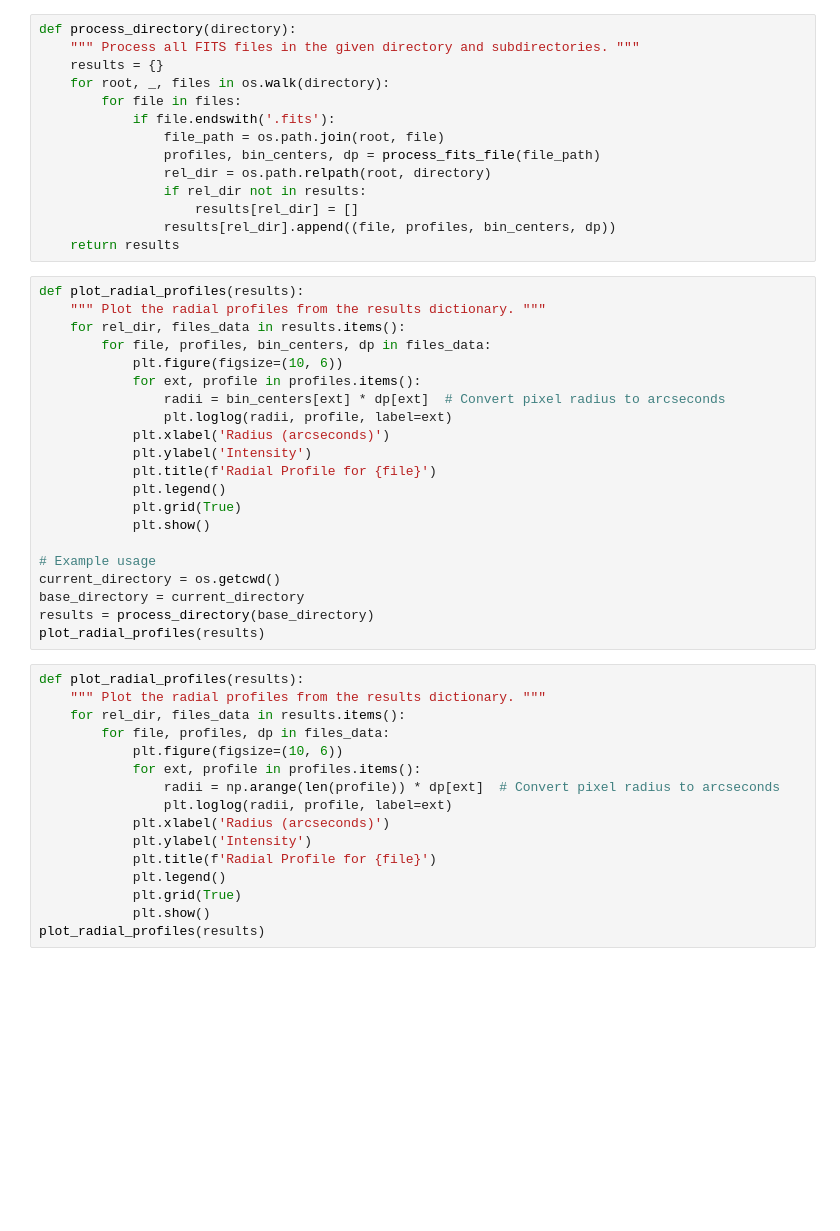
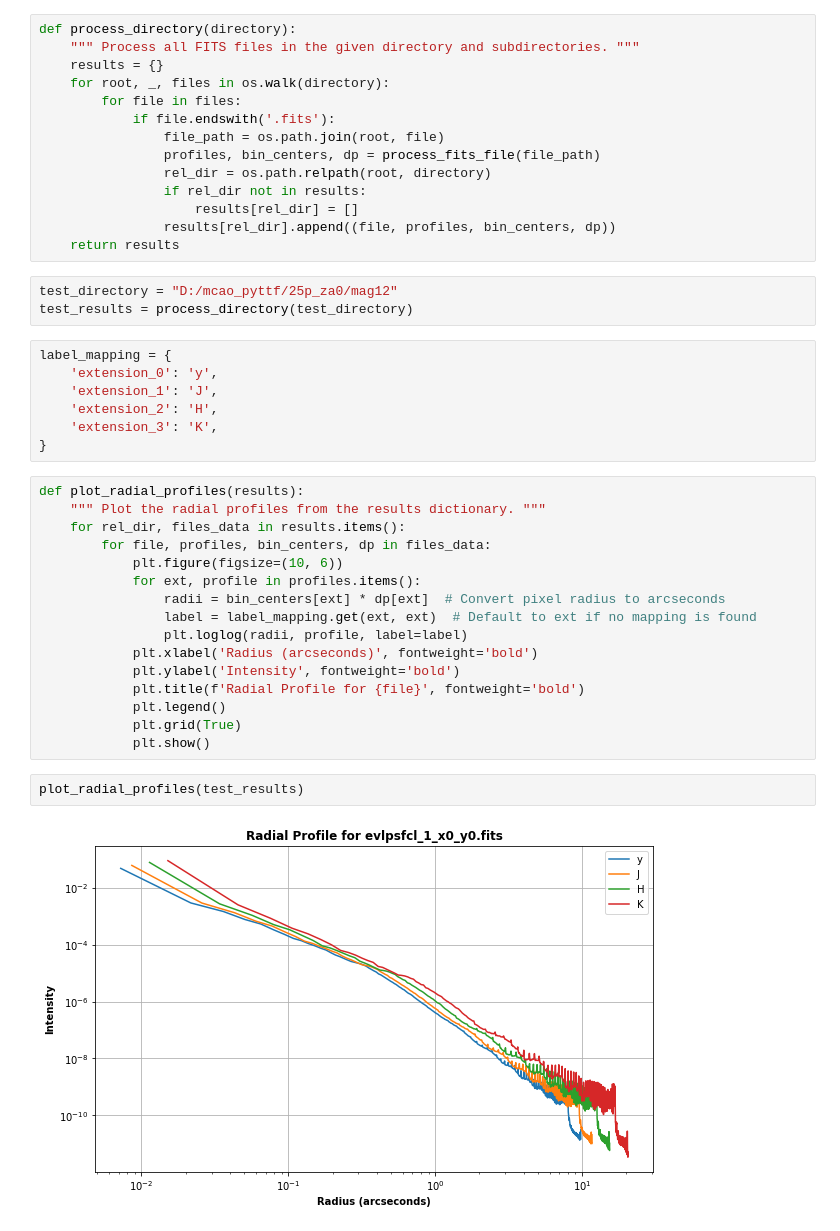
Before and after one commit to ashbake/specsim, a Jupyter notebook: contrast/Contrast_Practice.ipynb, the cells around one changed output. Cells and saved outputs as stored; diff of their text form; blank space fills up the shorter version.

Commit message:
Plotted intensity vs angle

```diff
--- a/contrast/Contrast_Practice.ipynb
+++ b/contrast/Contrast_Practice.ipynb
@@ -188,6 +88,16 @@ def process_directory(directory):
                     results[rel_dir] = []
                 results[rel_dir].append((file, profiles, bin_centers, dp))
     return results
+# %%
+test_directory = "D:/mcao_pyttf/25p_za0/mag12"
+test_results = process_directory(test_directory)
+# %%
+label_mapping = {
+    'extension_0': 'y',
+    'extension_1': 'J',
+    'extension_2': 'H',
+    'extension_3': 'K',
+}
 # %%
 def plot_radial_profiles(results):
     """ Plot the radial profiles from the results dictionary. """
@@ -196,32 +106,15 @@ def plot_radial_profiles(results):
             plt.figure(figsize=(10, 6))
             for ext, profile in profiles.items():
                 radii = bin_centers[ext] * dp[ext]  # Convert pixel radius to arcseconds
-                plt.loglog(radii, profile, label=ext)
-            plt.xlabel('Radius (arcseconds)')
-            plt.ylabel('Intensity')
-            plt.title(f'Radial Profile for {file}')
+                label = label_mapping.get(ext, ext)  # Default to ext if no mapping is found
+                plt.loglog(radii, profile, label=label)
+            plt.xlabel('Radius (arcseconds)', fontweight='bold')
+            plt.ylabel('Intensity', fontweight='bold')
+            plt.title(f'Radial Profile for {file}', fontweight='bold')
             plt.legend()
             plt.grid(True)
             plt.show()
-
-# Example usage
-current_directory = os.getcwd()
-base_directory = current_directory
-results = process_directory(base_directory)
-plot_radial_profiles(results)
-# %%
-def plot_radial_profiles(results):
-    """ Plot the radial profiles from the results dictionary. """
-    for rel_dir, files_data in results.items():
-        for file, profiles, dp in files_data:
-            plt.figure(figsize=(10, 6))
-            for ext, profile in profiles.items():
-                radii = np.arange(len(profile)) * dp[ext]  # Convert pixel radius to arcseconds
-                plt.loglog(radii, profile, label=ext)
-            plt.xlabel('Radius (arcseconds)')
-            plt.ylabel('Intensity')
-            plt.title(f'Radial Profile for {file}')
-            plt.legend()
-            plt.grid(True)
-            plt.show()
-plot_radial_profiles(results)
+# %%
+plot_radial_profiles(test_results)
+# %% [output]
+[figure, added]
```
Also changed, not shown: parts of 25 cells of this notebook.
